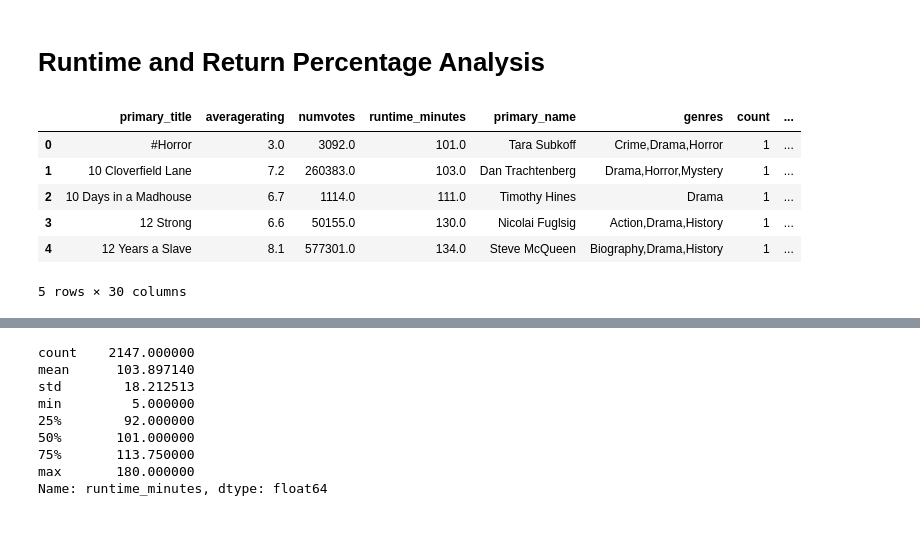
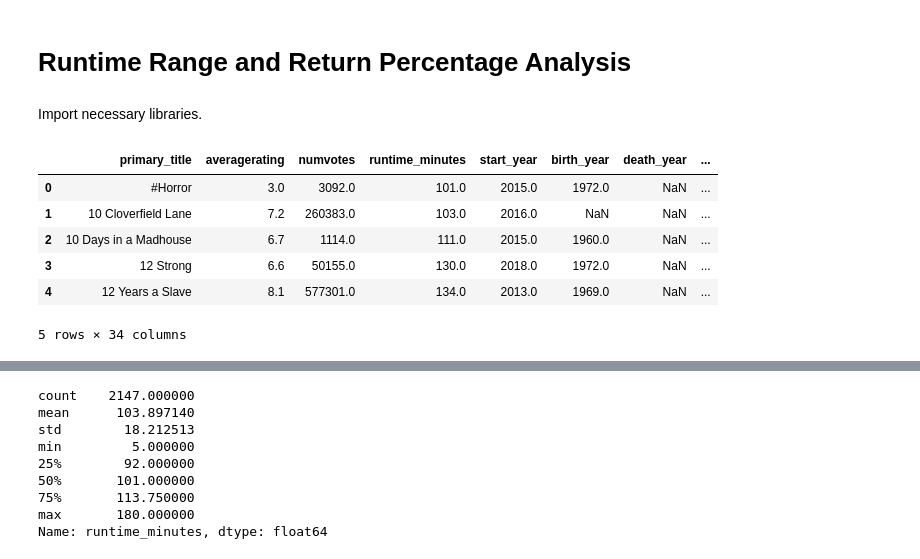
Before and after one commit to learn-co-curriculum/dsc-phase-2-project-v3, a Jupyter notebook: Runtime and Return Percentage Analysis.ipynb, the cells around one changed output, grey strips where cells are left out. Drawn from its saved outputs; the diff is of its cells as text; code cells hidden in the pictures; blank space fills up the shorter version.

```diff
--- a/Runtime and Return Percentage Analysis.ipynb
+++ b/Runtime and Return Percentage Analysis.ipynb
@@ -1,5 +1,7 @@
 # %% [markdown]
-# Runtime and Return Percentage Analysis
+# Runtime Range and Return Percentage Analysis
+# %% [markdown]
+Import necessary libraries.
 # %%
 import pandas as pd
 import numpy as np
@@ -8,13 +10,13 @@ import matplotlib.pyplot as plt
 import seaborn as sns
 from scipy import stats
 # %%
-df3 = pd.read_csv("joined_data.csv")
+df3 = pd.read_csv("Data_created/QiDataFile.csv")
 df3.head()
 # %% [output]
-|  | primary_title | averagerating | numvotes | runtime_minutes | primary_name | genres | count | ... |
-| 0 | #Horror | 3.0 | 3092.0 | 101.0 | Tara Subkoff | Crime,Drama,Horror | 1 | ... |
-| 1 | 10 Cloverfield Lane | 7.2 | 260383.0 | 103.0 | Dan Trachtenberg | Drama,Horror,Mystery | 1 | ... |
-| 2 | 10 Days in a Madhouse | 6.7 | 1114.0 | 111.0 | Timothy Hines | Drama | 1 | ... |
-| 3 | 12 Strong | 6.6 | 50155.0 | 130.0 | Nicolai Fuglsig | Action,Drama,History | 1 | ... |
-| 4 | 12 Years a Slave | 8.1 | 577301.0 | 134.0 | Steve McQueen | Biography,Drama,History | 1 | ... |
+|  | primary_title | averagerating | numvotes | runtime_minutes | start_year | birth_year | death_year | ... |
+| 0 | #Horror | 3.0 | 3092.0 | 101.0 | 2015.0 | 1972.0 | NaN | ... |
+| 1 | 10 Cloverfield Lane | 7.2 | 260383.0 | 103.0 | 2016.0 | NaN | NaN | ... |
+| 2 | 10 Days in a Madhouse | 6.7 | 1114.0 | 111.0 | 2015.0 | 1960.0 | NaN | ... |
+| 3 | 12 Strong | 6.6 | 50155.0 | 130.0 | 2018.0 | 1972.0 | NaN | ... |
+| 4 | 12 Years a Slave | 8.1 | 577301.0 | 134.0 | 2013.0 | 1969.0 | NaN | ... |
-5 rows × 30 columns
+5 rows × 34 columns
```
Also changed, not shown: parts of 32 cells of this notebook, 6 other files.
